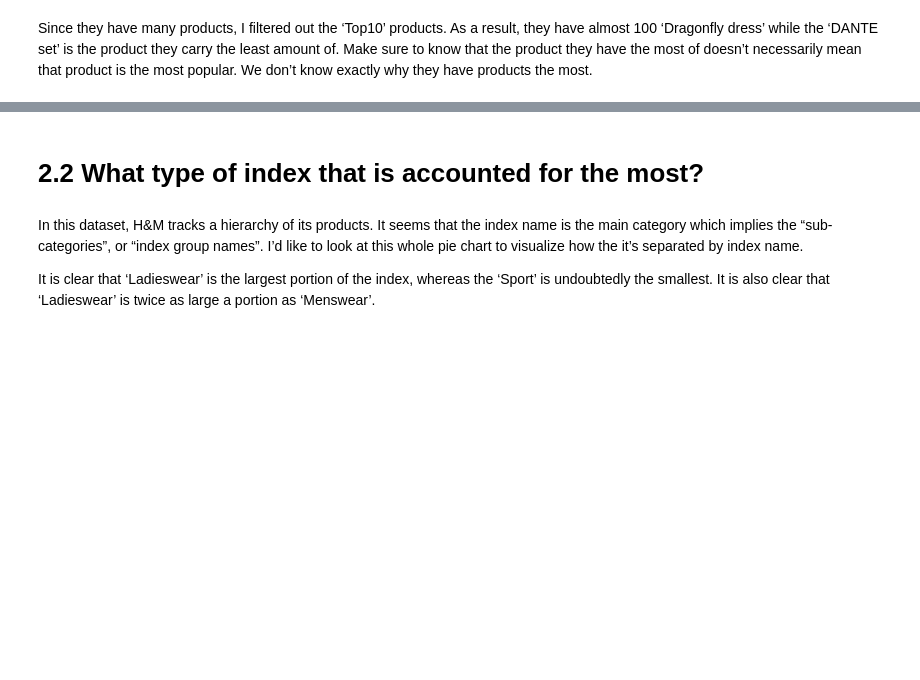
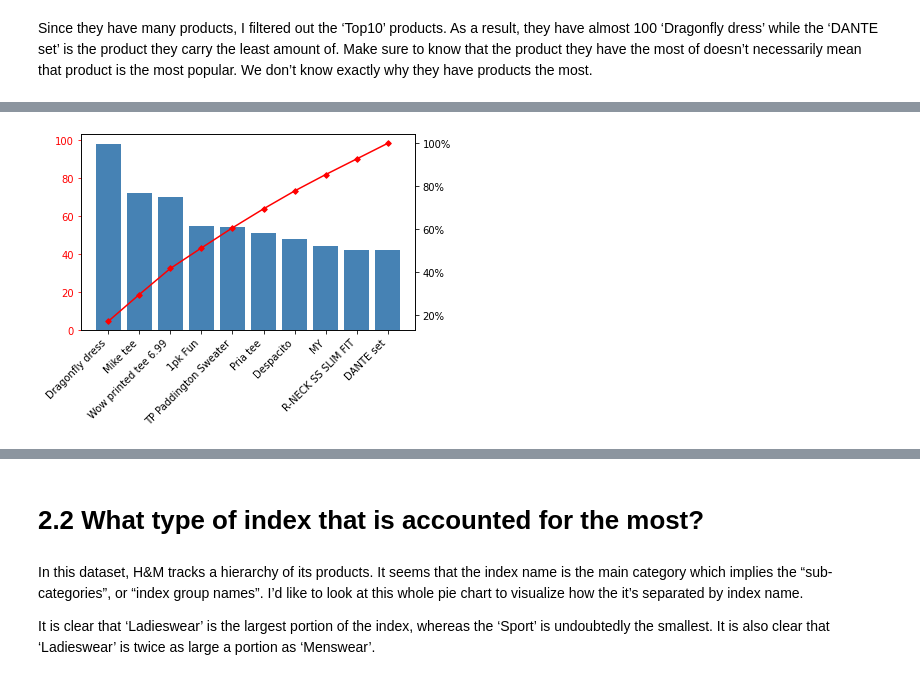
Before and after one commit to INA-95/H-M-Personalized-Fashion-Recommendations, a Jupyter notebook: EDA.ipynb, the cells around one changed output, grey strips where cells are left out. Cells and saved outputs as stored; diff of their text form; code cells hidden in the pictures; blank space fills up the shorter version.

```diff
--- a/EDA.ipynb
+++ b/EDA.ipynb
@@ -181,3 +171,0 @@ final = final.groupby('product_name').agg({'product_price': ['count', 'sum']}).r
-# %%
-final.columns = list(map(''.join, final.columns.values))
-final
@@ -198,2 +172,6 @@ final
-# %%
-final = final.rename(columns = {'product_pricecount' : 'number_of_purchase', 'product_pricesum' : 'total_price'})
+# %%
+# pareto chart
+
+# prod_name | number of purchase | cumulative number of purchase?
+
+res = final['product_name'].value_counts()[:10].reset_index(name = 'num_of_purchase')
@@ -199,0 +192,2 @@ final = final.rename(columns = {'product_pricecount' : 'number_of_purchase', 'pr
+# %%
+res['cum_sum_perc'] = (res['num_of_purchase'].cumsum() / res['num_of_purchase'].sum()) * 100
@@ -199,0 +208,22 @@ final = final.rename(columns = {'product_pricecount' : 'number_of_purchase', 'pr
+# %%
+import matplotlib.pyplot as plt
+from matplotlib.ticker import PercentFormatter
+
+color1 = 'steelblue'
+color2 = 'red'
+line_size = 4
+
+fig, ax = plt.subplots()
+ax.bar(res['index'], res['num_of_purchase'], color = color1)
+fig.autofmt_xdate(rotation = 45)
+
+ax2 = ax.twinx()
+ax2.plot(res.index, res['cum_sum_perc'], color = color2, marker = "D", ms = line_size)
+ax2.yaxis.set_major_formatter(PercentFormatter())
+
+ax.tick_params(axis = 'y', colors = color1)
+ax.tick_params(axis = 'y', colors = color2)
+
+plt.show()
+# %% [output]
+[figure, added]
```
Also changed, not shown: parts of 32 cells of this notebook.
